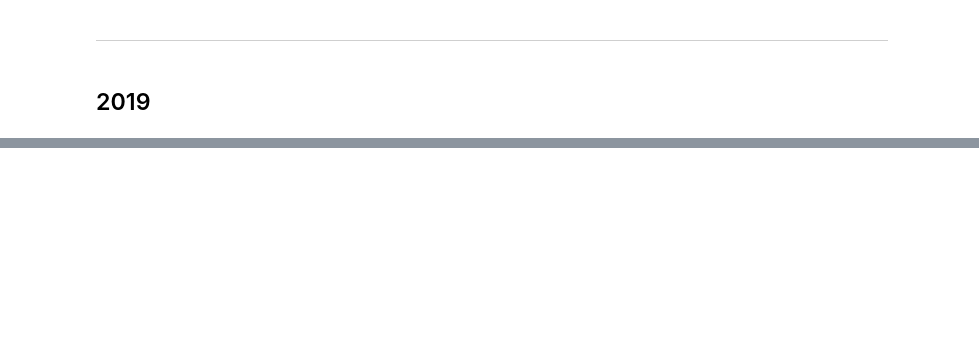
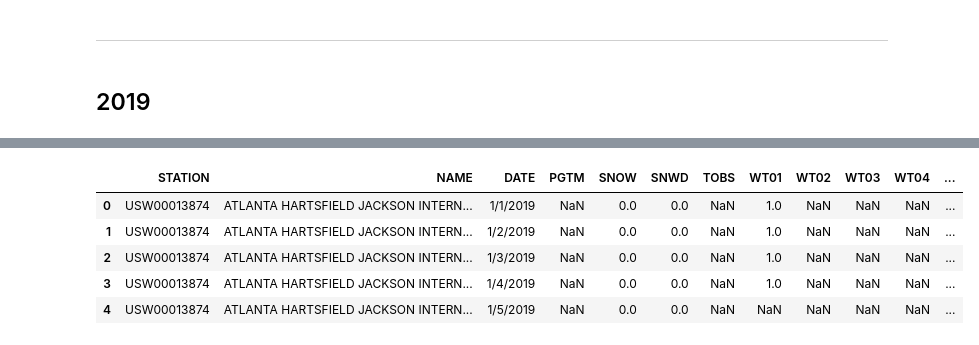
Before and after one commit to joshwinnes11/Flight-Delay-Prediction, a Jupyter notebook: data_preparation.ipynb, the cells around one changed output, grey strips where cells are left out. Cells and saved outputs as stored; diff of their text form; code cells hidden in the pictures; blank space fills up the shorter version.

```diff
--- a/data_preparation.ipynb
+++ b/data_preparation.ipynb
@@ -60,0 +172,14 @@ type(airport_weather_2019['DATE'][0])
+# %%
+from IPython.display import display, HTML
+
+def display_scrollable(df):
+    display(HTML(df.to_html(notebook=True, max_rows=1000, max_cols=1000)))
+# %%
+display_scrollable(airport_weather_2019.head())
+# %% [output]
+|  | STATION | NAME | DATE | PGTM | SNOW | SNWD | TOBS | WT01 | WT02 | WT03 | WT04 | ... |
+| 0 | USW00013874 | ATLANTA HARTSFIELD JACKSON INTERN... | 1/1/2019 | NaN | 0.0 | 0.0 | NaN | 1.0 | NaN | NaN | NaN | ... |
+| 1 | USW00013874 | ATLANTA HARTSFIELD JACKSON INTERN... | 1/2/2019 | NaN | 0.0 | 0.0 | NaN | 1.0 | NaN | NaN | NaN | ... |
+| 2 | USW00013874 | ATLANTA HARTSFIELD JACKSON INTERN... | 1/3/2019 | NaN | 0.0 | 0.0 | NaN | 1.0 | NaN | NaN | NaN | ... |
+| 3 | USW00013874 | ATLANTA HARTSFIELD JACKSON INTERN... | 1/4/2019 | NaN | 0.0 | 0.0 | NaN | 1.0 | NaN | NaN | NaN | ... |
+| 4 | USW00013874 | ATLANTA HARTSFIELD JACKSON INTERN... | 1/5/2019 | NaN | 0.0 | 0.0 | NaN | NaN | NaN | NaN | NaN | ... |
```
Also changed, not shown: parts of 27 cells of this notebook.
